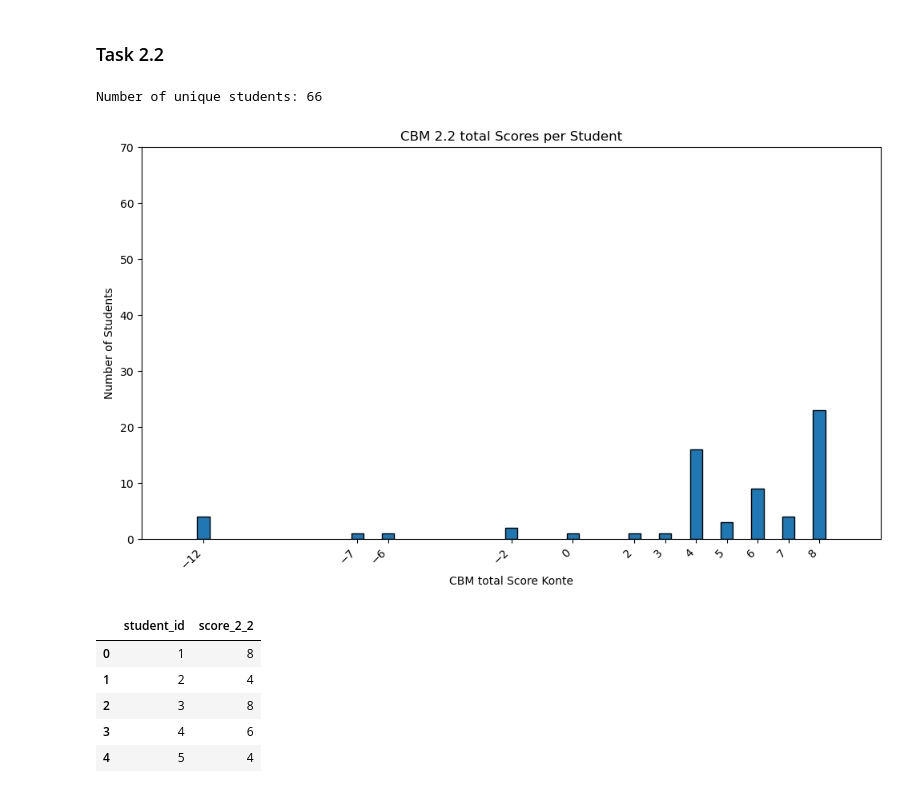
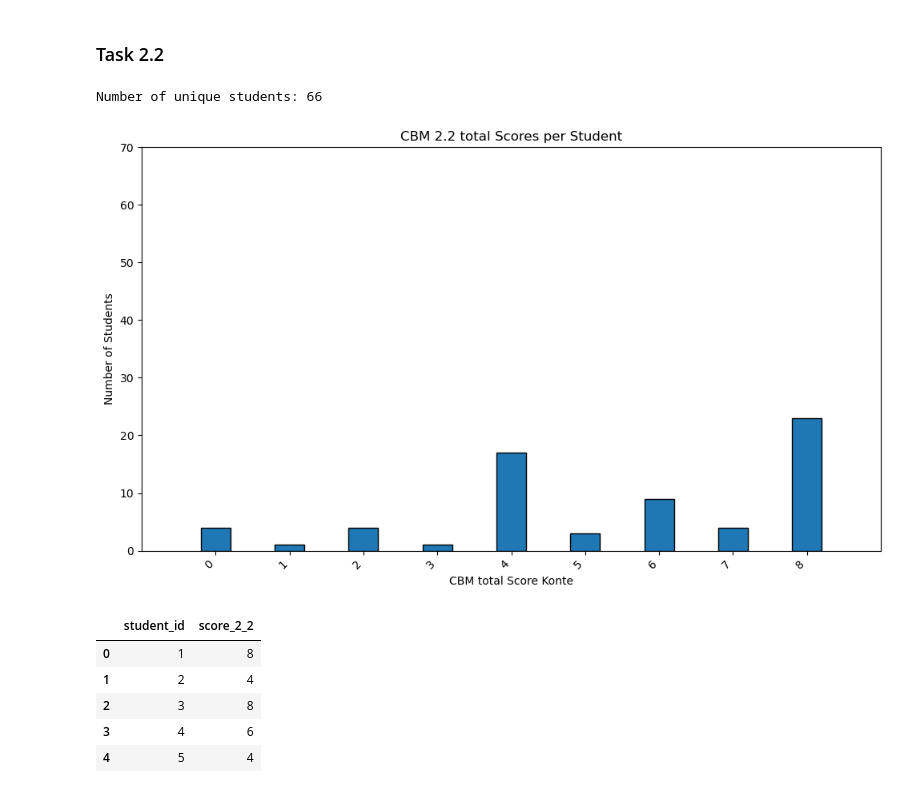
Before and after one commit to juliepe/exam_analysis_H25, a Jupyter notebook: analysis/CBM/2025/Konte/notebooks/5a_CBM_score_per_task_no_minus_points.ipynb, the cells around one changed output. Saved outputs shown, nothing was run; the diff lists cells and outputs as text; code cells hidden in the pictures.

```diff
--- a/analysis/CBM/2025/Konte/notebooks/5a_CBM_score_per_task_no_minus_points.ipynb
+++ b/analysis/CBM/2025/Konte/notebooks/5a_CBM_score_per_task_no_minus_points.ipynb
@@ -77,34 +77,34 @@ result2_1.head()
 # %% [markdown]
 ### Task 2.2
 # %%
-result2_2 = CBM_score_per_task_konte_no_F(df, question_number='2.2', map_answers=['R', 'P', 'P', 'M', 'F'])
+result2_2 = CBM_score_per_task_konte_no_minus_points(df, question_number='2.2', map_answers=['R', 'P', 'P', 'M', 'F'])
 
 student_scores = result2_2.drop_duplicates(subset=["student_id"])[["student_id", "score"]]
 
 print(f"Number of unique students: {len(student_scores)}")
 
 #By using value_counts().sort_index(), each bar is drawn at the exact score value that students actually received
 score_counts = student_scores["score"].value_counts().sort_index()
 
 plt.figure(figsize=(10, 6))
 plt.bar(score_counts.index, score_counts.values, width=0.4, edgecolor="black", align="center")
 plt.xticks(score_counts.index, rotation=45, ha="right")
 plt.xlabel("CBM total Score Konte")
 plt.ylabel("Number of Students")
 plt.title("CBM 2.2 total Scores per Student")
-plt.xlim(-14, 10)
+plt.xlim(-1, 9)
 plt.ylim(0, 70)
 plt.tight_layout()
 
 #save plot to output directory
 output_dir = root_path / "analysis" / "CBM" / "2025" / "Konte" / "output" / "output_task_per_task"
 output_dir.mkdir(parents=True, exist_ok=True)
 plt.savefig(output_dir / "CBM_2_2_score_distribution.png")
 
 plt.show()
 # %% [output]
 Number of unique students: 66
-[figure, old version]
+[figure, new version]
 # %%
 #rename column score to score_2_2
 result2_2 = result2_2.rename(columns={"score": "score_2_2"})
```
Also changed, not shown: parts of 22 cells of this notebook, 31 other files.
